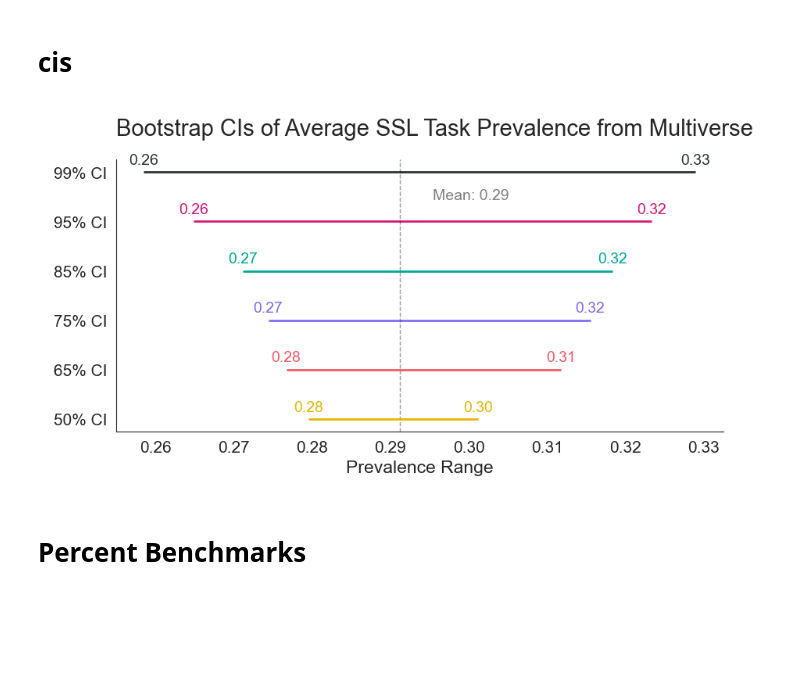
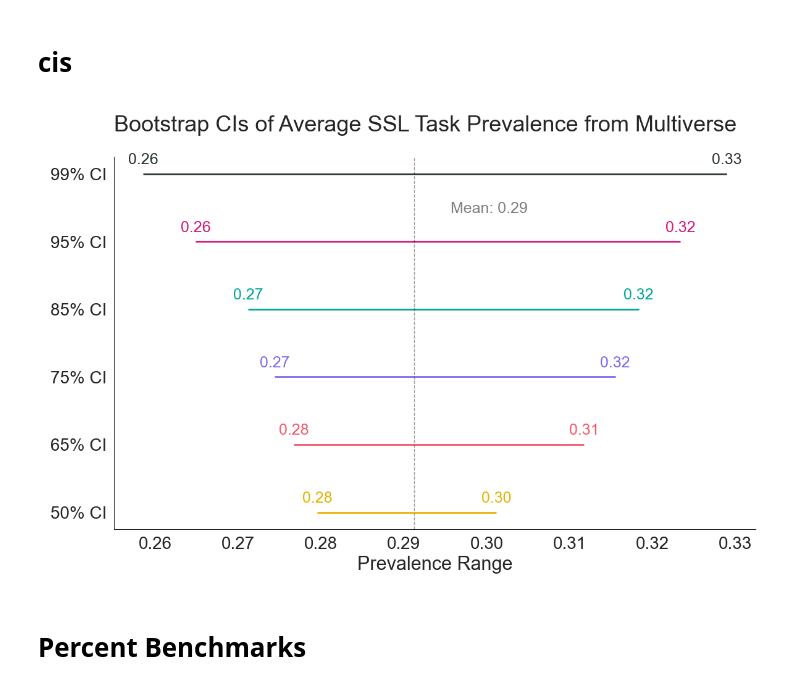
Before and after one commit to josh-ashkinaze/ssl, a Jupyter notebook: study1/prev_analysis.ipynb, the cells around one changed output. Drawn from its saved outputs; the diff is of its cells as text; code cells hidden in the pictures; blank space fills up the shorter version.

```diff
--- a/study1/prev_analysis.ipynb
+++ b/study1/prev_analysis.ipynb
@@ -850,45 +873,45 @@ import numpy as np
 import matplotlib.pyplot as plt
 
 
-make_aesthetic(font_scale=1.5)
+make_aesthetic(font_scale=2)
 
 def bootstrap_ci(data, n_iterations=1000, ci=0.95):
     """Compute bootstrap confidence intervals."""
     n = len(data)
     indices = np.random.randint(0, n, (n_iterations, n))
     samples = data[indices]
     lower = np.percentile(samples, (1 - ci) / 2 * 100, axis=1)
     upper = np.percentile(samples, (1 + ci) / 2 * 100, axis=1)
     return np.mean(lower), np.mean(upper)
 
 samples = np.array(means)
 bootstrap_probs = [0.99, 0.95, 0.85, 0.75, 0.65, 0.50]
 bootstrap_intervals = [bootstrap_ci(samples, n_iterations=1000, ci=prob) for prob in bootstrap_probs]
 y_positions = list(range(len(bootstrap_probs), 0, -1))
 
-plt.figure(figsize=(9, 5))
+plt.figure(figsize=(12, 8))
 
 import matplotlib.pyplot as plt
 
 for i, (ci, prob) in enumerate(zip(bootstrap_intervals, bootstrap_probs)):
     plt.hlines(y_positions[i], ci[0], ci[1], color=mypal[i % len(mypal)], linewidth=2, label=f"{int(prob * 100)}% CI")
-    plt.text(ci[0], y_positions[i] + 0.1, f"{ci[0]:.2f}", ha='center', va='bottom', fontsize=14, color=mypal[i % len(mypal)])
-    plt.text(ci[1], y_positions[i] + 0.1, f"{ci[1]:.2f}", ha='center', va='bottom', fontsize=14, color=mypal[i % len(mypal)])
+    plt.text(ci[0], y_positions[i] + 0.1, f"{ci[0]:.2f}", ha='center', va='bottom', fontsize=18, color=mypal[i % len(mypal)])
+    plt.text(ci[1], y_positions[i] + 0.1, f"{ci[1]:.2f}", ha='center', va='bottom', fontsize=18, color=mypal[i % len(mypal)])
     plt.axvline(x=np.mean(samples), color='black', linestyle='--', linewidth=1, alpha=0.07)
 
 # Add label for the mean line
 mean_val = np.mean(samples)
-plt.text(mean_val + 0.009, y_positions[0] - 0.62, f"Mean: {mean_val:.2f}", ha='center', va='bottom', fontsize=14, color='gray')
+plt.text(mean_val + 0.009, y_positions[0] - 0.62, f"Mean: {mean_val:.2f}", ha='center', va='bottom', fontsize=18, color='gray')
 
 # Add labels and aesthetics
 plt.xlabel("Prevalence Range")
 plt.yticks(y_positions, [f"{int(prob * 100)}% CI" for prob in bootstrap_probs])  # Label y-axis positions
 plt.title(f"Bootstrap CIs of Average SSL Task Prevalence from Multiverse")
 plt.tight_layout()
 plt.savefig("../plots/prev_bootstrap_ci.pdf", dpi=300, bbox_inches='tight')
 plt.show()
 # %% [output]
-[figure, old version]
+[figure, new version]
 # %% [markdown]
 # Percent Benchmarks
 # %%
```
Also changed, not shown: parts of 8 cells of this notebook.
